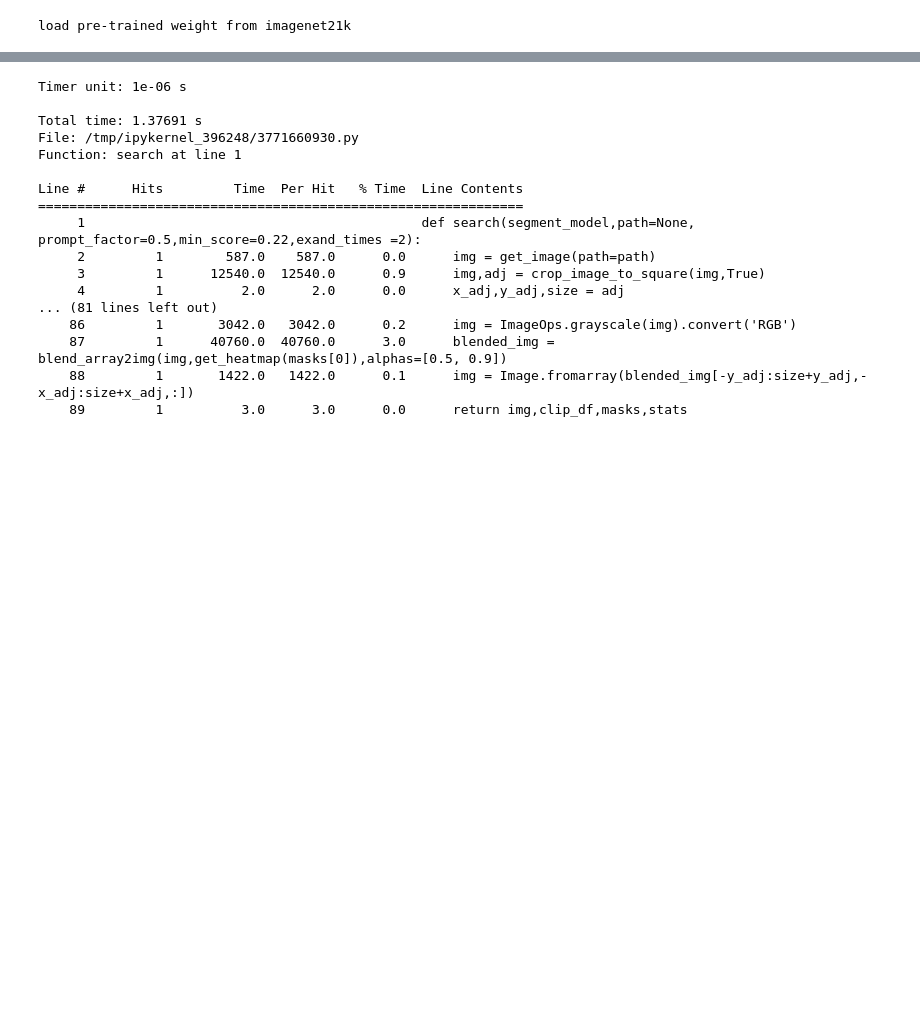
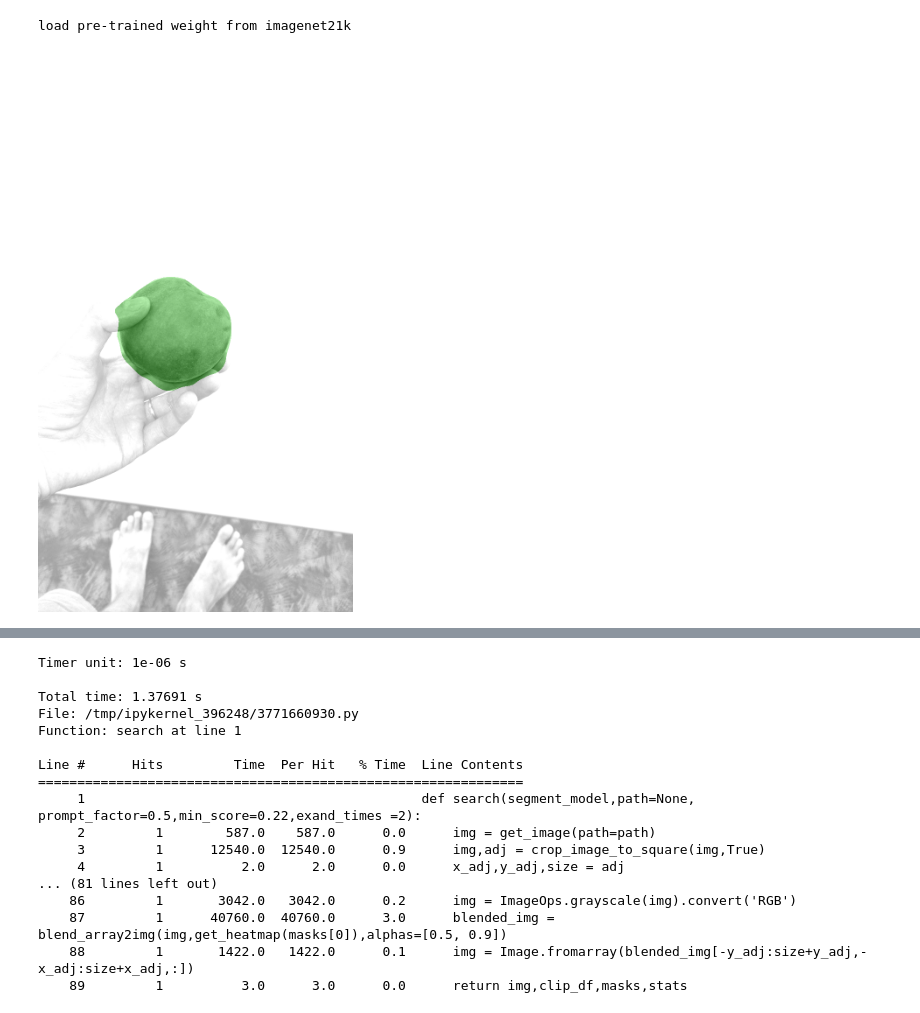
Before and after one commit to DmitriyG228/food, a Jupyter notebook: 00_nbs/01_search.ipynb, the cells around one changed output, grey strips where cells are left out. Saved outputs shown, nothing was run; the diff lists cells and outputs as text; code cells hidden in the pictures; blank space fills up the shorter version.

```diff
--- a/00_nbs/01_search.ipynb
+++ b/00_nbs/01_search.ipynb
@@ -194,5 +284,4 @@ segment_model = get_segment_model(model_path)
 # %% [output]
 load pre-trained weight from imagenet21k
 # %%
-paths = reference_images_path.ls()
-path= paths[-1]
+paths = path_info(reference_images_path).sort_values('time')
@@ -291,2 +288,8 @@ path= reference_images_path.ls()[-3]
+# %%
+path = paths['path'].iloc[-1]
 # %%
 img,clip_df,masks,stats = search(segment_model,path, prompt_factor=0.1,min_score=0.22,exand_times =2)
+# %%
+img
+# %% [output]
+[figure, added]
```
Also changed, not shown: parts of 7 cells of this notebook, 6 other files.
